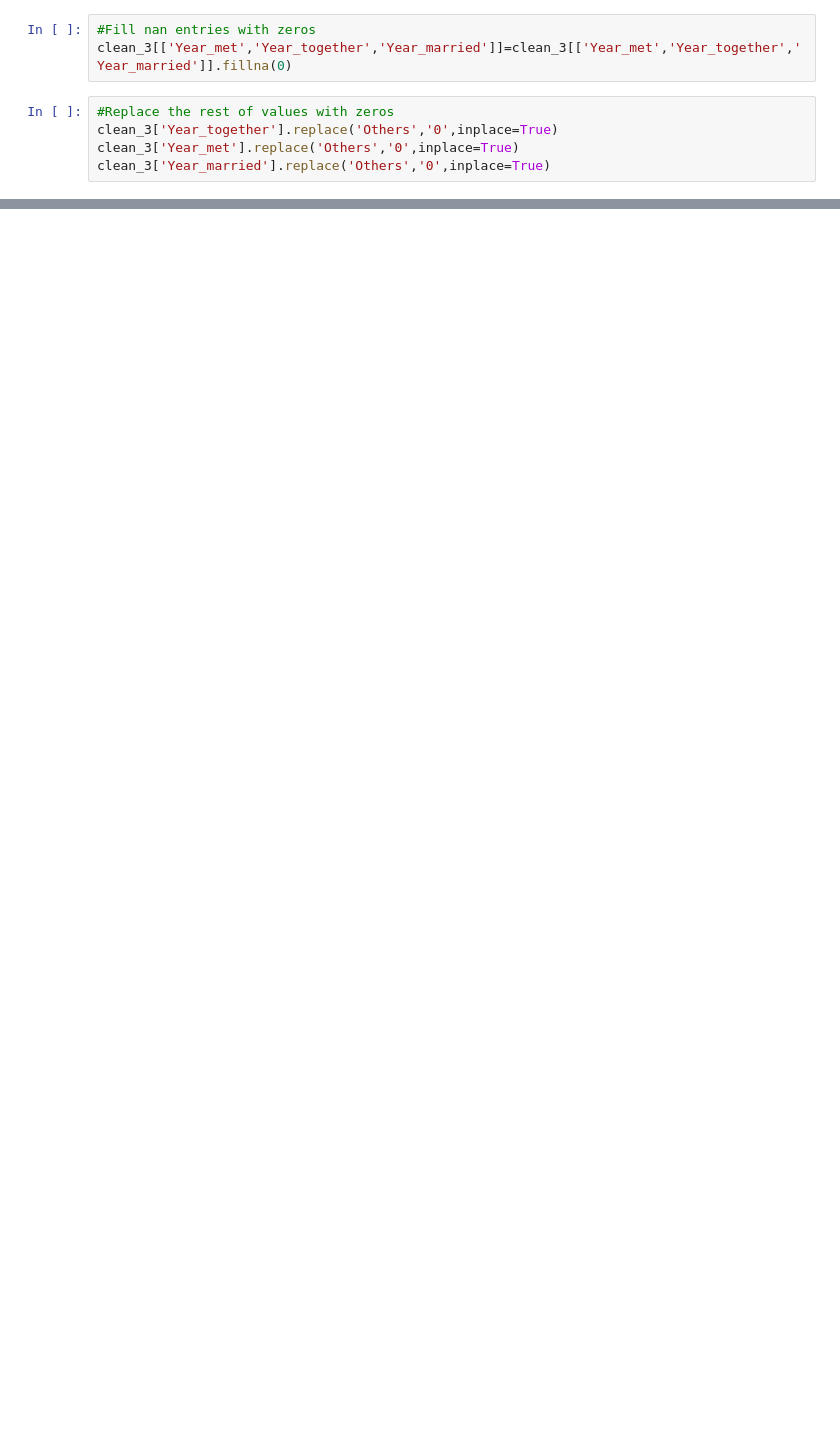
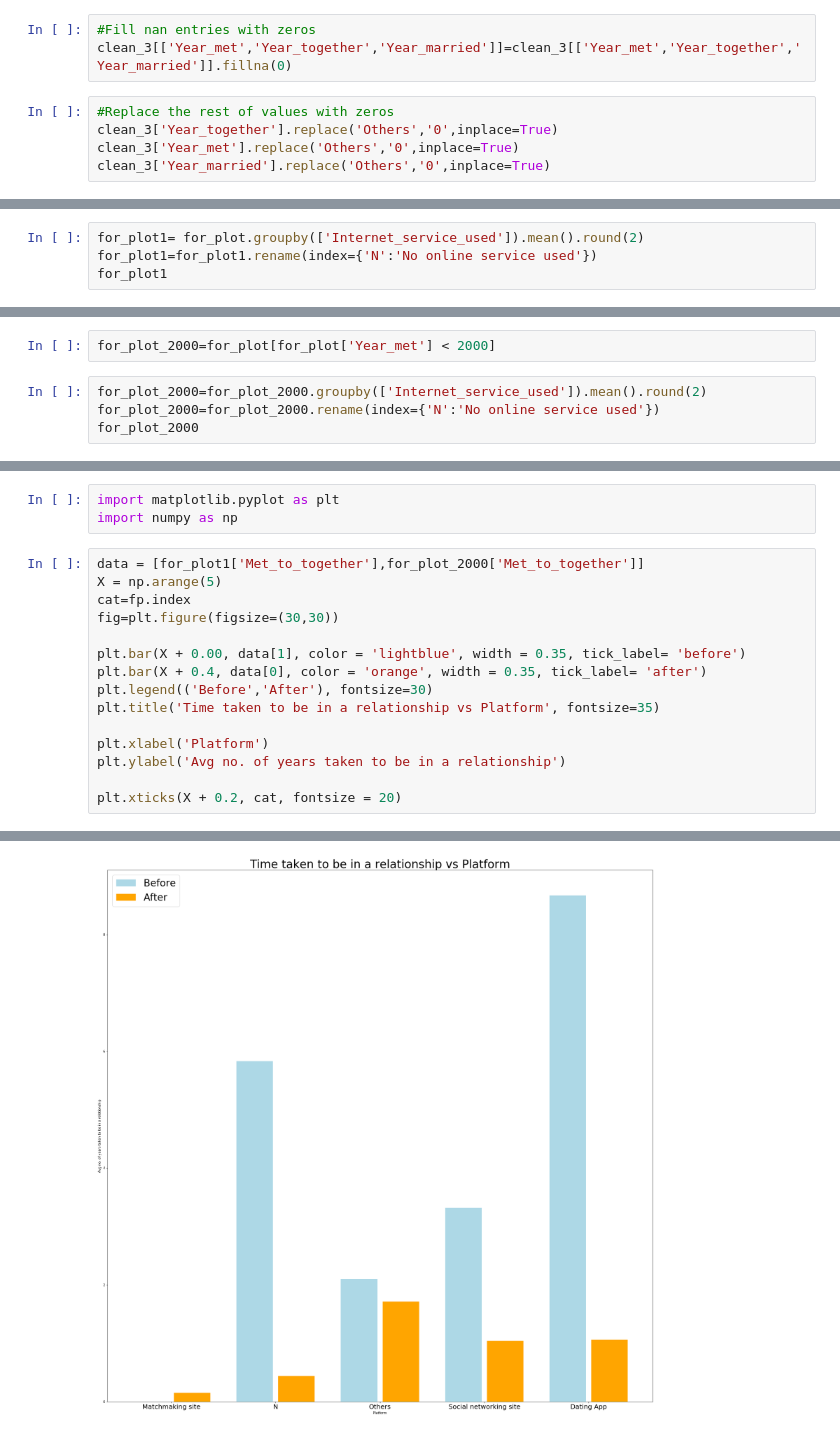
Before and after one commit to chunsang0126/your-own-project, a Jupyter notebook: How couples meet and stay together.ipynb, the cells around one changed output, grey strips where cells are left out. Drawn from its saved outputs; the diff is of its cells as text; blank space fills up the shorter version.

```diff
--- a/How couples meet and stay together.ipynb
+++ b/How couples meet and stay together.ipynb
@@ -144,0 +138,4 @@ for_plot
+# %%
+for_plot1= for_plot.groupby(['Internet_service_used']).mean().round(2)
+for_plot1=for_plot1.rename(index={'N':'No online service used'})
+for_plot1
@@ -144,0 +150,6 @@ for_plot
+# %%
+for_plot_2000=for_plot[for_plot['Year_met'] < 2000]
+# %%
+for_plot_2000=for_plot_2000.groupby(['Internet_service_used']).mean().round(2)
+for_plot_2000=for_plot_2000.rename(index={'N':'No online service used'})
+for_plot_2000
@@ -144,0 +164,19 @@ for_plot
+# %%
+import matplotlib.pyplot as plt
+import numpy as np
+# %%
+data = [for_plot1['Met_to_together'],for_plot_2000['Met_to_together']]
+X = np.arange(5)
+cat=fp.index
+fig=plt.figure(figsize=(30,30))
+
+plt.bar(X + 0.00, data[1], color = 'lightblue', width = 0.35, tick_label= 'before')
+plt.bar(X + 0.4, data[0], color = 'orange', width = 0.35, tick_label= 'after')
+plt.legend(('Before','After'), fontsize=30)
+plt.title('Time taken to be in a relationship vs Platform', fontsize=35)
+
+plt.xlabel('Platform')
+plt.ylabel('Avg no. of years taken to be in a relationship')
+
+plt.xticks(X + 0.2, cat, fontsize = 20)
+# %% [output]
@@ -144,0 +189 @@ for_plot
+[figure, added]
```
Also changed, not shown: parts of 12 cells of this notebook.
